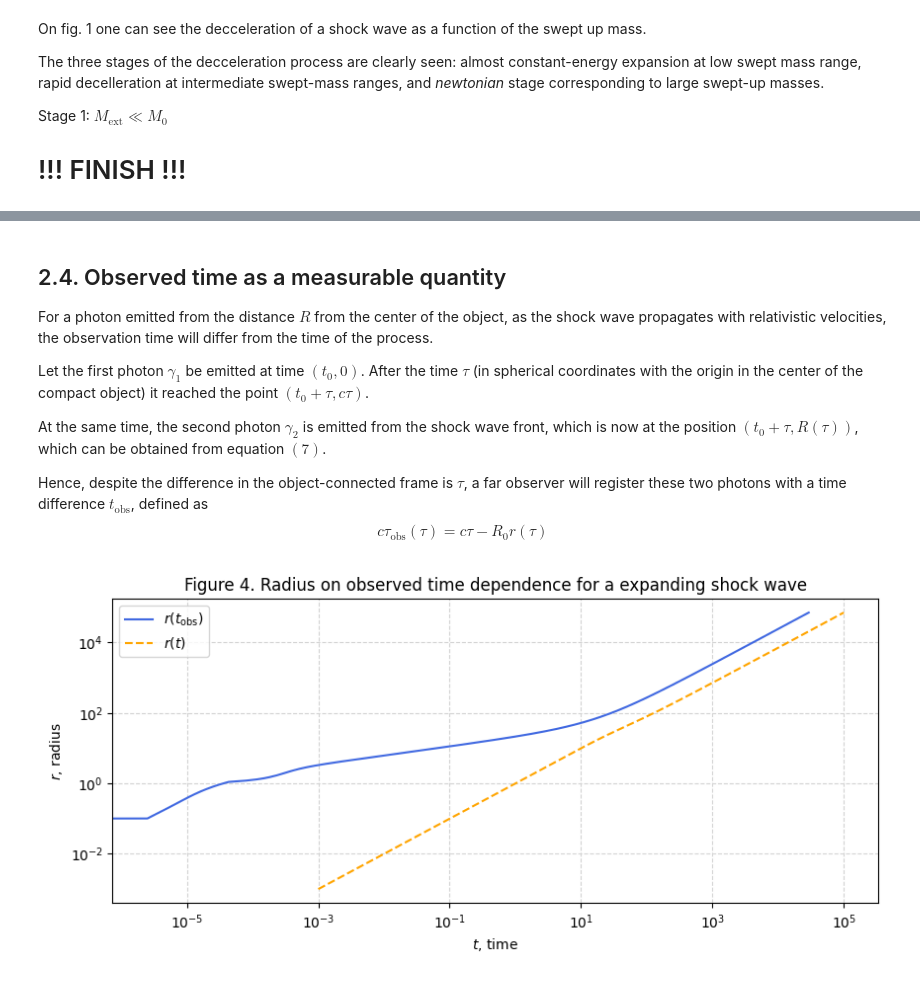
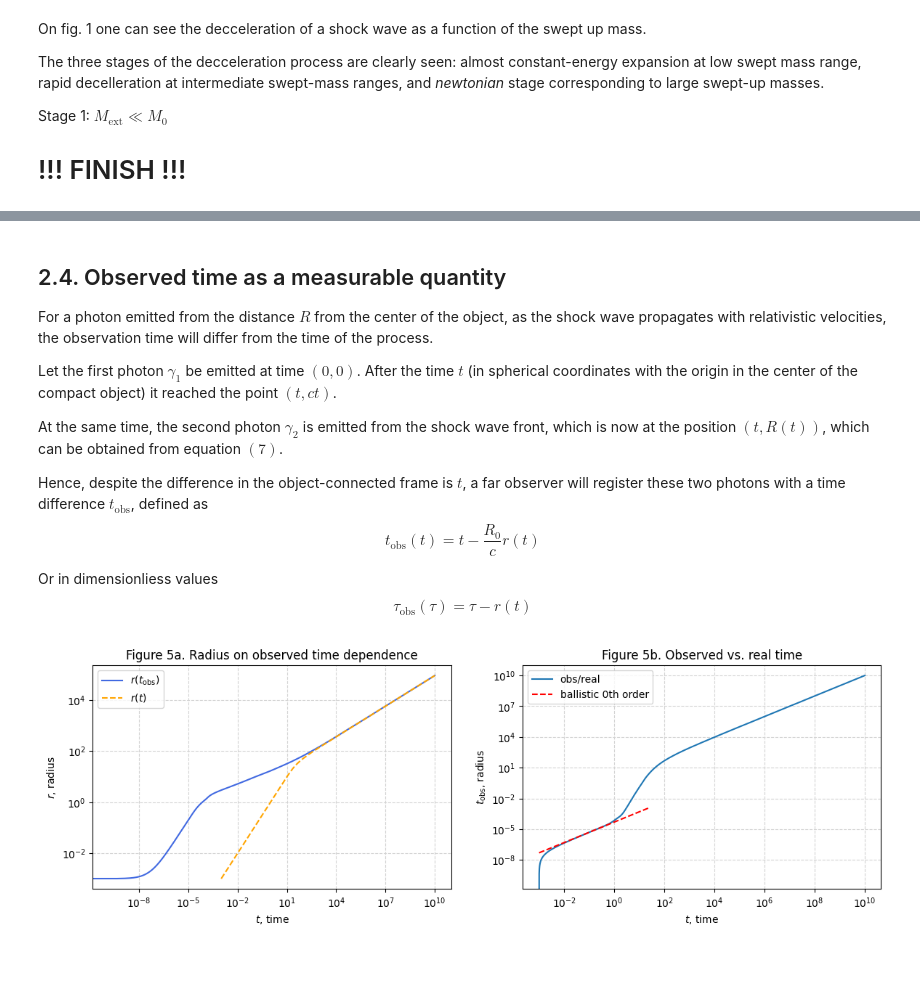
Before and after one commit to KleimenovM/GRBRemnant, a Jupyter notebook: Kleimenov_Schwenkreis_-_Gamma-ray_birsts.ipynb, the cells around one changed output, grey strips where cells are left out. Drawn from its saved outputs; the diff is of its cells as text; code cells hidden in the pictures.

```diff
--- a/Kleimenov_Schwenkreis_-_Gamma-ray_birsts.ipynb
+++ b/Kleimenov_Schwenkreis_-_Gamma-ray_birsts.ipynb
@@ -188,5 +241,5 @@ $$ \dot{r} = F(r; \Gamma_0) = \frac{c}{R_0}\sqrt{1 - \left[\Gamma_*(r, \Gamma_0)
 def gamma_star(r, gamma):
     return gamma * (-1 + np.sqrt(1 + 4*r**3*(1 + r**3/gamma**2))) / (2*r**3)
 
-def F(t, r, gamma):
-    return np.sqrt(1 - (np.sqrt(2) * gamma_star(r, gamma))**(-2))
+def F(tau, r, gamma):
+    return np.sqrt(1 - (gamma_star(r, gamma))**(-2))
@@ -193,14 +248,8 @@ def F(t, r, gamma):
 # %%
 # F1 = F(gamma0)
-r1 = solve_ivp(F, (1e-3, 1e5), [1e-3], args=(gamma0,), t_eval=np.arange(1e-3, 1e5, 1e-1), method='Radau')
+lg_time_values = np.linspace(-3, 10, 10**4)  # log-spaced time values
+time_values = 10**lg_time_values  # time values
+r1 = solve_ivp(F, (time_values[0], time_values[-1]), [1e-3],
+               args=(gamma0,), t_eval=time_values, method='RK45')
 
-plt.figure(figsize=(10, 4))
-plt.title("Figure 3. Radius-on-time dependence for a expanding shock wave")
-plt.plot(r1.t, r1.y[0], color='royalblue', label='exact solution')
-plt.grid(linestyle='--', color='lightgray')
-
-plt.xlabel(r'$t$, time')
-plt.xscale('log')
-plt.yscale('log')
-plt.ylabel(r'$r$, radius')
-plt.show()
+radius_values = r1.y[0]  # radius values
@@ -211,27 +338,49 @@ plt.show()
 
 For a photon emitted from the distance $R$ from the center of the object, as the shock wave propagates with relativistic velocities, the observation time will differ from the time of the process.
 
-Let the first photon $\gamma_1$ be emitted at time $(t_0, 0)$. After the time $ \tau $ (in spherical coordinates with the origin in the center of the compact object) it reached the point $ (t_0 + \tau, c\tau)$.
+Let the first photon $\gamma_1$ be emitted at time $(0, 0)$. After the time $ t $ (in spherical coordinates with the origin in the center of the compact object) it reached the point $ (t, ct)$.
 
-At the same time, the second photon $\gamma_2$ is emitted from the shock wave front, which is now at the position $(t_0 + \tau, R(\tau))$, which can be obtained from equation $(7)$.
+At the same time, the second photon $\gamma_2$ is emitted from the shock wave front, which is now at the position $(t, R(t))$, which can be obtained from equation $(7)$.
 
-Hence, despite the difference in the object-connected frame is $\tau$, a far observer will register these two photons with a time difference $t_\mathrm{obs}$, defined as
- $$ c\tau_\mathrm{obs}(\tau) = c\tau - R_0 r(\tau) $$
+Hence, despite the difference in the object-connected frame is $t$, a far observer will register these two photons with a time difference $t_\mathrm{obs}$, defined as
+ $$ t_\mathrm{obs}(t) = t - \frac{R_0}{c} r(t) $$
+
+Or in dimensionliess values
+$$ \tau_\mathrm{obs}(\tau) = \tau - r(t) $$
 # %%
-plt.figure(figsize=(10, 4))
-plt.title("Figure 4. Radius on observed time dependence for a expanding shock wave")
-plt.plot(r1.t - r1.y[0], r1.y[0], color='royalblue', label=r'$r(t_\mathrm{obs})$')
-plt.plot(r1.t, r1.y[0], color='orange', label=r'$r(t)$', linestyle='dashed')
+plt.figure(figsize=(14, 4))
+plt.subplot(1, 2, 1)
+plt.title("Figure 5a. Radius on observed time dependence")
+
+t_obs = time_values - radius_values
+plt.plot(t_obs, radius_values, color='royalblue', label=r'$r(t_\mathrm{obs})$')
+plt.plot(time_values, radius_values, color='orange', label=r'$r(t)$', linestyle='dashed')
 plt.grid(linestyle='--', color='lightgray')
 
 plt.xlabel(r'$t$, time')
 plt.xscale('log')
 plt.yscale('log')
 plt.ylabel(r'$r$, radius')
 plt.legend()
+
+plt.subplot(1, 2, 2)
+plt.title("Figure 5b. Observed vs. real time")
+
+plt.plot(time_values, t_obs, label='obs/real')
+
+# limiting cases
+plt.plot(time_low, time_low - beta0 * time_low, linestyle='--', color='red', label='ballistic 0th order')
+
+plt.grid(linestyle='--', color='lightgray')
+plt.xlabel(r'$t$, time')
+plt.xscale('log')
+plt.yscale('log')
+plt.ylabel(r'$t_\mathrm{obs}$, radius')
+plt.legend()
+
 plt.show()
 # %% [output]
-[figure, old version]
+[figure, new version]
 # %% [markdown]
 # 3. Radiation analysis
 
```
Also changed, not shown: parts of 18 cells of this notebook.
